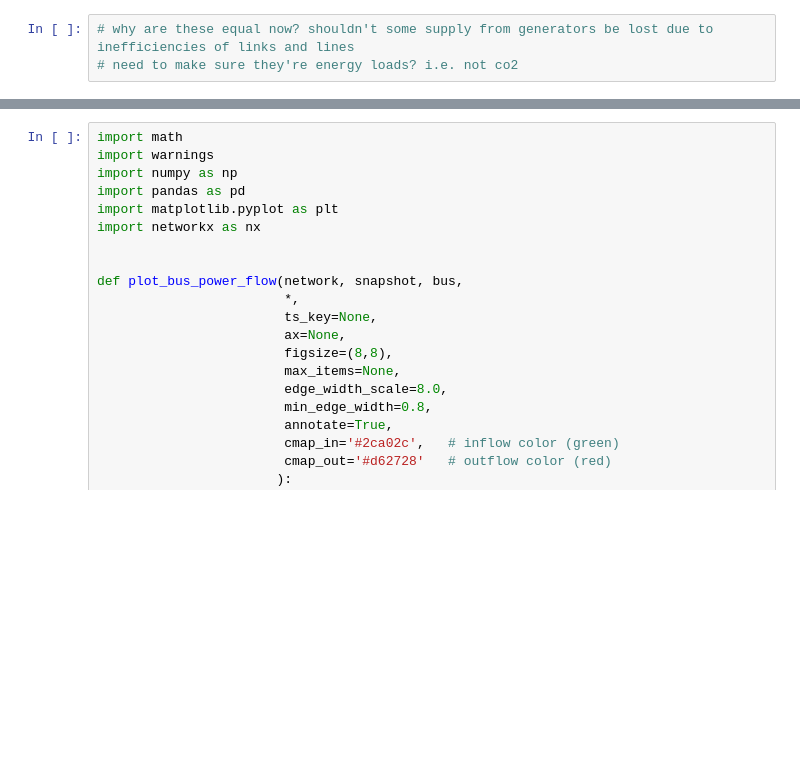
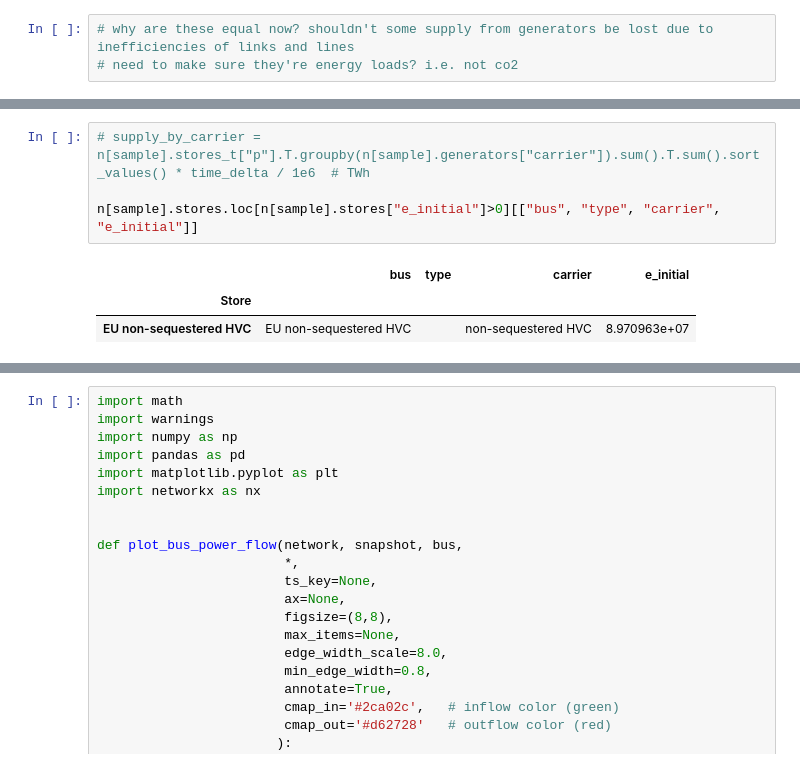
Before and after one commit to ayshaC/pypsa-eur, a Jupyter notebook: analysis/graph_network.ipynb, the cells around one changed output, grey strips where cells are left out. Saved outputs shown, nothing was run; the diff lists cells and outputs as text; blank space fills up the shorter version.

```diff
--- a/analysis/graph_network.ipynb
+++ b/analysis/graph_network.ipynb
@@ -378,0 +370,8 @@ p_set vs p????
+# %%
+# supply_by_carrier = n[sample].stores_t["p"].T.groupby(n[sample].generators["carrier"]).sum().T.sum().sort_values() * time_delta / 1e6  # TWh
+
+n[sample].stores.loc[n[sample].stores["e_initial"]>0][["bus", "type", "carrier", "e_initial"]]
+# %% [output]
+|  | bus | type | carrier | e_initial |
+| Store |  |  |  |  |
+| EU non-sequestered HVC | EU non-sequestered HVC |  | non-sequestered HVC | 8.970963e+07 |
```
Also changed, not shown: parts of 47 cells of this notebook.
